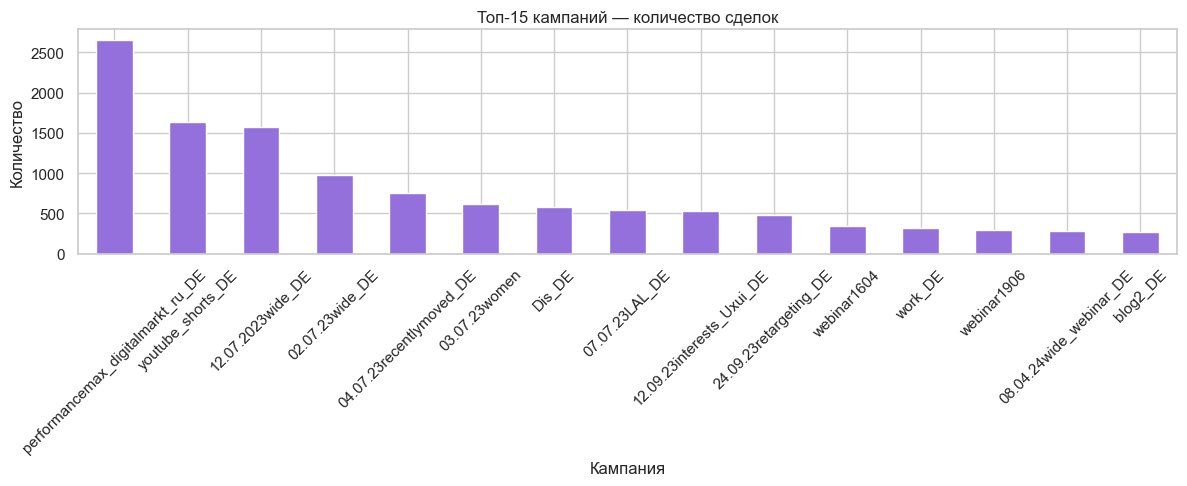
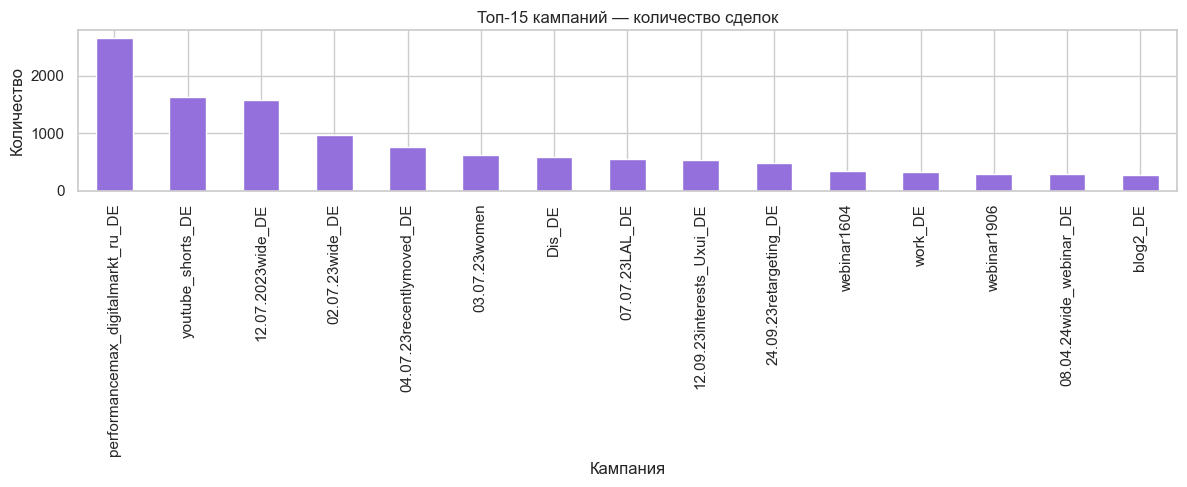
The change to this notebook cell's code, shown as a diff; its figure went from the first image to the second:
--- before
+++ after
@@ -8,5 +8,5 @@
 ax.set_xlabel('Кампания')
 ax.set_ylabel('Количество')
-ax.tick_params(axis='x', rotation=45)
+ax.tick_params(axis='x', rotation=90)
 plt.tight_layout()
 plt.show()

Commit: fix: move Lost Reason вывод after code, add barh chart